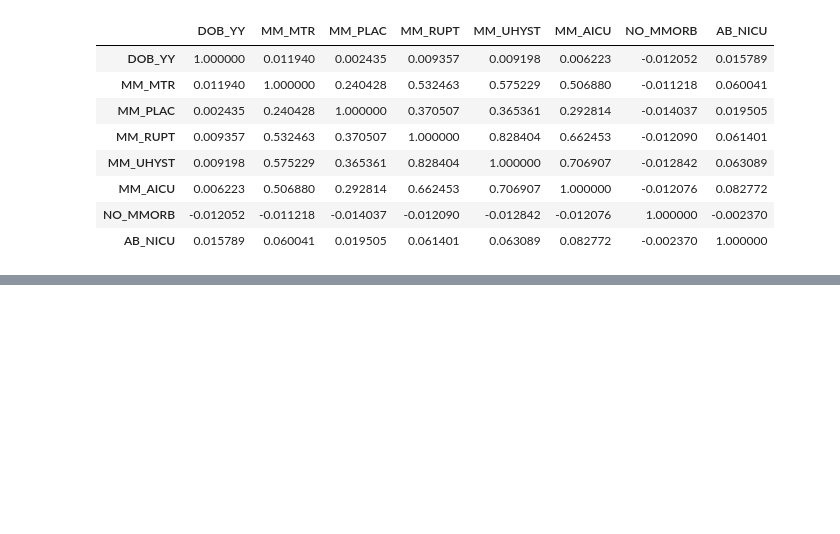
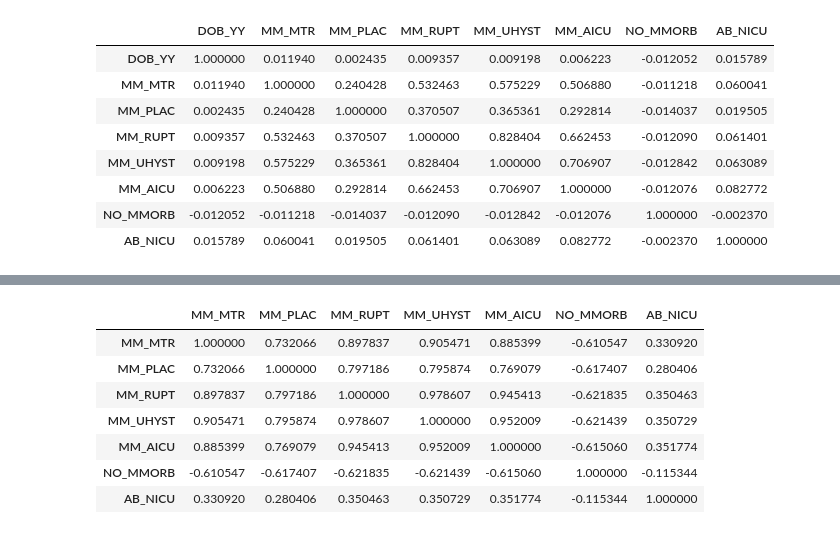
Before and after one commit to alickr/cdcnatality, a Jupyter notebook: analysis/categorical_feature_analysis.ipynb, the cells around one changed output, grey strips where cells are left out. Cells and saved outputs as stored; diff of their text form; code cells hidden in the pictures; blank space fills up the shorter version.

```diff
--- a/analysis/categorical_feature_analysis.ipynb
+++ b/analysis/categorical_feature_analysis.ipynb
@@ -92,0 +158,3 @@ df.corr()
+# %%
+df_mat_1 = pd.read_csv("maternal_morbidity_1.csv", sep='\t')
+df_mat_1.tail()
@@ -92,0 +168,20 @@ df.corr()
+# %%
+df_mat_1.drop("DOB_YY", axis = 1, inplace = True)
+# %%
+df_mat_1['MM_MTR'] = pd.DataFrame(list(map(parseToInt, df_mat_1['MM_MTR'])))
+df_mat_1['MM_PLAC'] = pd.DataFrame(list(map(parseToInt, df_mat_1['MM_PLAC'])))
+df_mat_1['MM_RUPT'] = pd.DataFrame(list(map(parseToInt, df_mat_1['MM_RUPT'])))
+df_mat_1['MM_UHYST'] = pd.DataFrame(list(map(parseToInt, df_mat_1['MM_UHYST'])))
+df_mat_1['MM_AICU'] = pd.DataFrame(list(map(parseToInt, df_mat_1['MM_AICU'])))
+df_mat_1['AB_NICU'] = pd.DataFrame(list(map(parseToInt, df_mat_1['AB_NICU'])))
+# %%
+df_mat_1.corr()
+# %% [output]
+|  | MM_MTR | MM_PLAC | MM_RUPT | MM_UHYST | MM_AICU | NO_MMORB | AB_NICU |
+| MM_MTR | 1.000000 | 0.732066 | 0.897837 | 0.905471 | 0.885399 | -0.610547 | 0.330920 |
+| MM_PLAC | 0.732066 | 1.000000 | 0.797186 | 0.795874 | 0.769079 | -0.617407 | 0.280406 |
+| MM_RUPT | 0.897837 | 0.797186 | 1.000000 | 0.978607 | 0.945413 | -0.621835 | 0.350463 |
+| MM_UHYST | 0.905471 | 0.795874 | 0.978607 | 1.000000 | 0.952009 | -0.621439 | 0.350729 |
+| MM_AICU | 0.885399 | 0.769079 | 0.945413 | 0.952009 | 1.000000 | -0.615060 | 0.351774 |
+| NO_MMORB | -0.610547 | -0.617407 | -0.621835 | -0.621439 | -0.615060 | 1.000000 | -0.115344 |
+| AB_NICU | 0.330920 | 0.280406 | 0.350463 | 0.350729 | 0.351774 | -0.115344 | 1.000000 |
```
Also changed, not shown: parts of 20 cells of this notebook, 8 other files.
